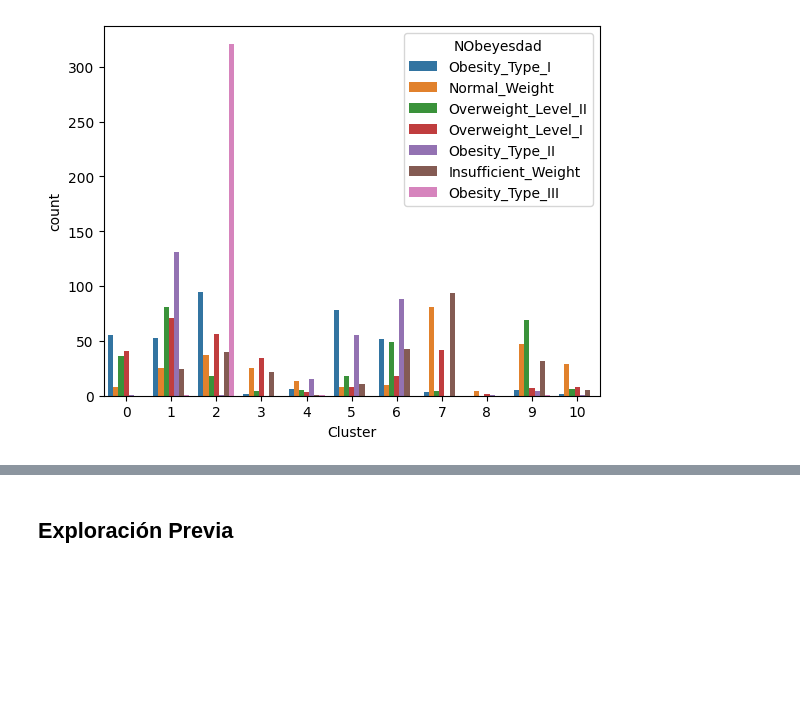
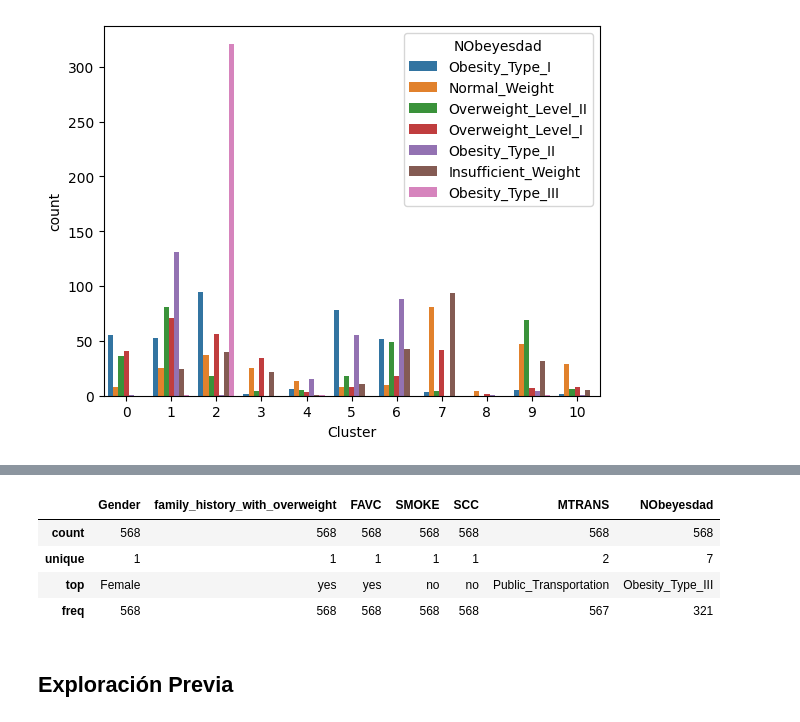
Before and after one commit to Izainea/Proyecto_1, a Jupyter notebook: Código/Caso Obesidad-2024_ML_VIRTUAL.ipynb, the cells around one changed output, grey strips where cells are left out. Saved outputs shown, nothing was run; the diff lists cells and outputs as text; code cells hidden in the pictures; blank space fills up the shorter version.

```diff
--- a/Código/Caso Obesidad-2024_ML_VIRTUAL.ipynb
+++ b/Código/Caso Obesidad-2024_ML_VIRTUAL.ipynb
@@ -238,3 +268,11 @@ sns.countplot(data=DataO,x='Cluster',hue='NObeyesdad')
+# %%
+DataO_OBTIII.describe(include='object')
+# %% [output]
+|  | Gender | family_history_with_overweight | FAVC | SMOKE | SCC | MTRANS | NObeyesdad |
+| count | 568 | 568 | 568 | 568 | 568 | 568 | 568 |
+| unique | 1 | 1 | 1 | 1 | 1 | 2 | 7 |
+| top | Female | yes | yes | no | no | Public_Transportation | Obesity_Type_III |
+| freq | 568 | 568 | 568 | 568 | 568 | 567 | 321 |
 # %% [markdown]
 ## Exploración Previa
 # %% [markdown]
```
Also changed, not shown: parts of 4 cells of this notebook.
